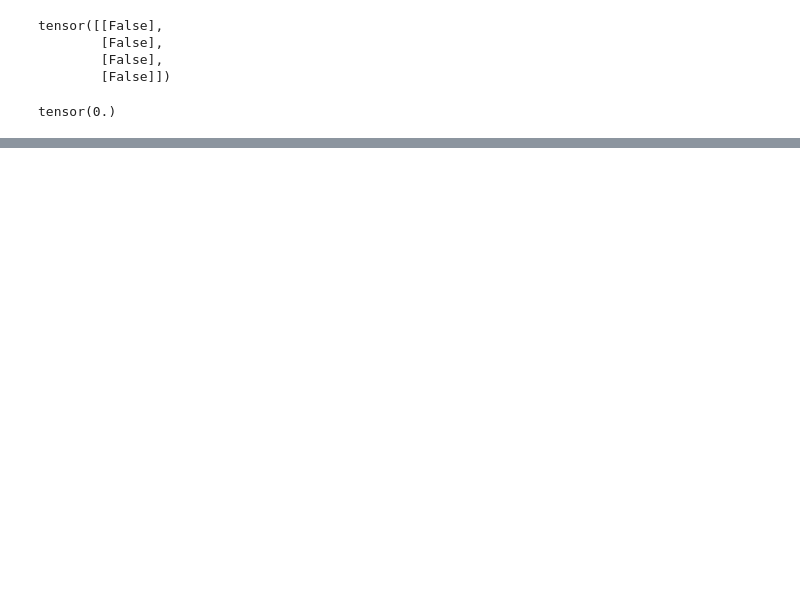
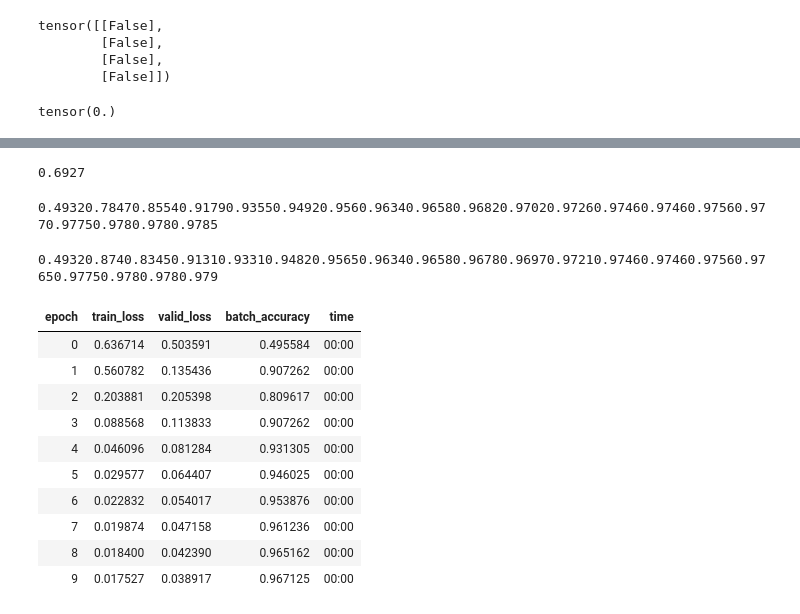
Before and after one commit to nikhilkr31/digit-classifier, a Jupyter notebook: digit-classifier.ipynb, the cells around one changed output, grey strips where cells are left out. Cells and saved outputs as stored; diff of their text form; code cells hidden in the pictures; blank space fills up the shorter version.

```diff
--- a/digit-classifier.ipynb
+++ b/digit-classifier.ipynb
@@ -559,0 +582,16 @@ for i in range(20):
+# %%
+#create an instance of the optimizer
+
+opt = BasicOptim(linear_model.parameters(),lr)
+
+#Simplifying the training loop
+
+def train_epoch(model):
+    for xb,yb in dl:
+        calc_grad(xb,yb,model)
+        opt.step()
+        opt.zero_grad()
+
+validate_epoch(linear_model)
+# %% [output]
+0.6927
@@ -559,0 +605,12 @@ for i in range(20):
+# %%
+train_model(linear_model, 20)
+# %% [output]
+0.49320.78470.85540.91790.93550.94920.9560.96340.96580.96820.97020.97260.97460.97460.97560.9770.97750.9780.9780.9785
+# %%
+#Using SGD class offered by PyTorch
+
+linear_model = nn.Linear(28*28,1)
+opt = SGD(linear_model.parameters(),lr)
+train_model(linear_model, 20)
+# %% [output]
+0.49320.8740.83450.91310.93310.94820.95650.96340.96580.96780.96970.97210.97460.97460.97560.97650.97750.9780.9780.979
@@ -559,0 +624,14 @@ for i in range(20):
+# %%
+learn.fit(10, lr=lr)
+# %% [output]
+| epoch | train_loss | valid_loss | batch_accuracy | time |
+| 0 | 0.636714 | 0.503591 | 0.495584 | 00:00 |
+| 1 | 0.560782 | 0.135436 | 0.907262 | 00:00 |
+| 2 | 0.203881 | 0.205398 | 0.809617 | 00:00 |
+| 3 | 0.088568 | 0.113833 | 0.907262 | 00:00 |
+| 4 | 0.046096 | 0.081284 | 0.931305 | 00:00 |
+| 5 | 0.029577 | 0.064407 | 0.946025 | 00:00 |
+| 6 | 0.022832 | 0.054017 | 0.953876 | 00:00 |
+| 7 | 0.019874 | 0.047158 | 0.961236 | 00:00 |
+| 8 | 0.018400 | 0.042390 | 0.965162 | 00:00 |
+| 9 | 0.017527 | 0.038917 | 0.967125 | 00:00 |
```
Also changed, not shown: parts of 30 cells of this notebook.
